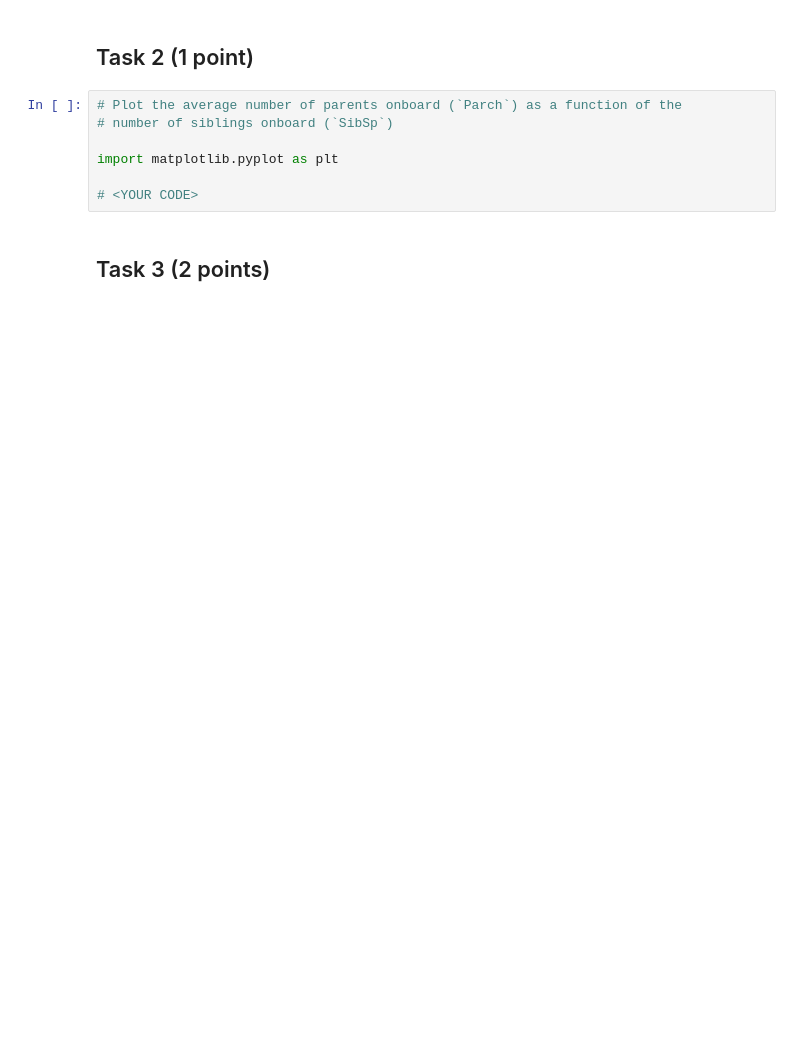
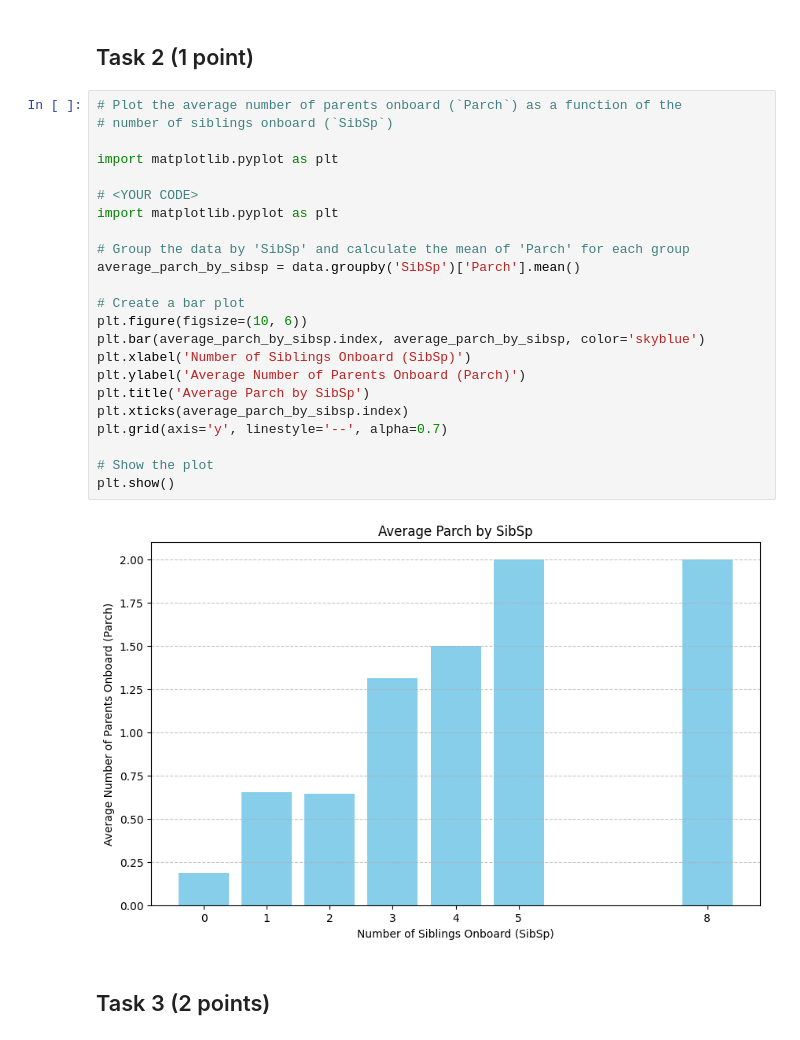
Before and after one commit to warda-tariqq/MLDM-2024, a Jupyter notebook: 01-intro/DataHandling_HW.ipynb, the cells around one changed output. Drawn from its saved outputs; the diff is of its cells as text; blank space fills up the shorter version.

```diff
--- a/01-intro/DataHandling_HW.ipynb
+++ b/01-intro/DataHandling_HW.ipynb
@@ -41,12 +69,30 @@ Here's some of the columns
 # %% [markdown]
 ## Task 2 (1 point)
-# %%
-# Plot the average number of parents onboard (`Parch`) as a function of the
-# number of siblings onboard (`SibSp`)
-
-import matplotlib.pyplot as plt
-
-# <YOUR CODE>
+# %%
+# Plot the average number of parents onboard (`Parch`) as a function of the
+# number of siblings onboard (`SibSp`)
+
+import matplotlib.pyplot as plt
+
+# <YOUR CODE>
+import matplotlib.pyplot as plt
+
+# Group the data by 'SibSp' and calculate the mean of 'Parch' for each group
+average_parch_by_sibsp = data.groupby('SibSp')['Parch'].mean()
+
+# Create a bar plot
+plt.figure(figsize=(10, 6))
+plt.bar(average_parch_by_sibsp.index, average_parch_by_sibsp, color='skyblue')
+plt.xlabel('Number of Siblings Onboard (SibSp)')
+plt.ylabel('Average Number of Parents Onboard (Parch)')
+plt.title('Average Parch by SibSp')
+plt.xticks(average_parch_by_sibsp.index)
+plt.grid(axis='y', linestyle='--', alpha=0.7)
+
+# Show the plot
+plt.show()
+# %% [output]
+[figure, added]
 # %% [markdown]
 ## Task 3 (2 points)
 # %%
```
Also changed, not shown: parts of 9 cells of this notebook.
